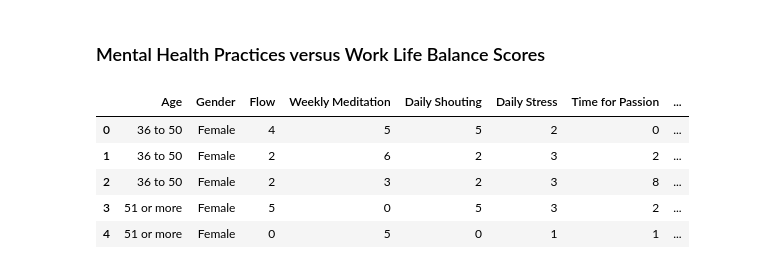
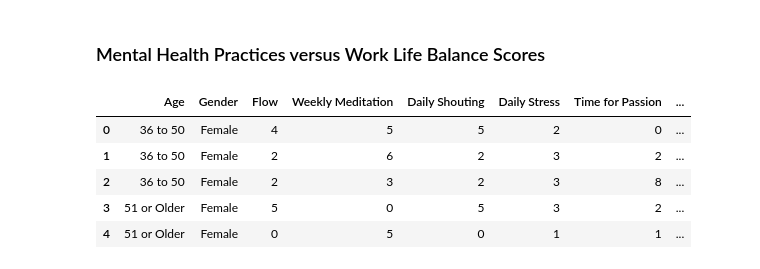
Before and after one commit to jenna-mk/Project_1, a Jupyter notebook: healthy_mind_analysis.ipynb, the cells around one changed output. Drawn from its saved outputs; the diff is of its cells as text; code cells hidden in the pictures.

```diff
--- a/healthy_mind_analysis.ipynb
+++ b/healthy_mind_analysis.ipynb
@@ -83,6 +83,15 @@ wellbeing_df
 # Convert the daily stress column to an integer and check it was converted correctly
 wellbeing_df['DAILY_STRESS'] = wellbeing_df['DAILY_STRESS'].astype(int)
 wellbeing_df.info()
+
+# Rename the age values for clarity purposes
+wellbeing_df = wellbeing_df.replace("Less than 20", "20 or Younger")
+wellbeing_df = wellbeing_df.replace("51 or more", "51 or Older")
+
+# Create bins to categorize work life balance scores
+bins =[0, 550, 680, 900]
+group_names = ['Poor', 'Good', 'Excellent']
+wellbeing_df['Work Life Summary'] = pd.cut(wellbeing_df['WORK_LIFE_BALANCE_SCORE'], bins, labels=group_names, include_lowest=True)
 # %% [output]
 ['2', '3', '1', '4', '5', '0', '1/1/00']
 <class 'pandas.core.frame.DataFrame'>
@@ -127,20 +136,20 @@ The total number of females is 9858
 # %%
 # Create a new dataframe with the columns for flow, weekly meditation,
 # and daily shouting
 mental_health_df = wellbeing_df[['AGE','GENDER','FLOW',
                                  'WEEKLY_MEDITATION','DAILY_SHOUTING',
-                                 'DAILY_STRESS','TIME_FOR_PASSION','WORK_LIFE_BALANCE_SCORE']]
+                                 'DAILY_STRESS','TIME_FOR_PASSION','WORK_LIFE_BALANCE_SCORE','Work Life Summary']]
 # Rename the columns
 mental_health_df = mental_health_df.rename(columns={'AGE':'Age','GENDER':'Gender','FLOW':'Flow','WEEKLY_MEDITATION':'Weekly Meditation',
                                  'DAILY_SHOUTING':'Daily Shouting','DAILY_STRESS':'Daily Stress','TIME_FOR_PASSION': 'Time for Passion','WORK_LIFE_BALANCE_SCORE':'Work Life Balance Score'},copy=False)
 mental_health_df.head()
 # %% [output]
 |  | Age | Gender | Flow | Weekly Meditation | Daily Shouting | Daily Stress | Time for Passion | ... |
 | 0 | 36 to 50 | Female | 4 | 5 | 5 | 2 | 0 | ... |
 | 1 | 36 to 50 | Female | 2 | 6 | 2 | 3 | 2 | ... |
 | 2 | 36 to 50 | Female | 2 | 3 | 2 | 3 | 8 | ... |
-| 3 | 51 or more | Female | 5 | 0 | 5 | 3 | 2 | ... |
-| 4 | 51 or more | Female | 0 | 5 | 0 | 1 | 1 | ... |
+| 3 | 51 or Older | Female | 5 | 0 | 5 | 3 | 2 | ... |
+| 4 | 51 or Older | Female | 0 | 5 | 0 | 1 | 1 | ... |
 # %%
 # From the mental health df, create one for males and one for females
 male_mental_health = mental_health_df[mental_health_df['Gender'] == 'Male']
```
Also changed, not shown: parts of 6 cells of this notebook, 2 other files.
